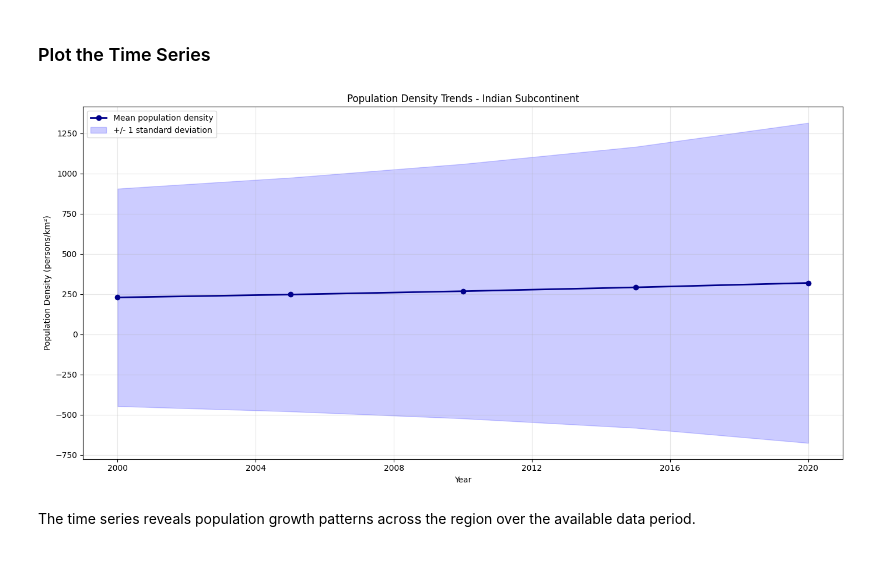
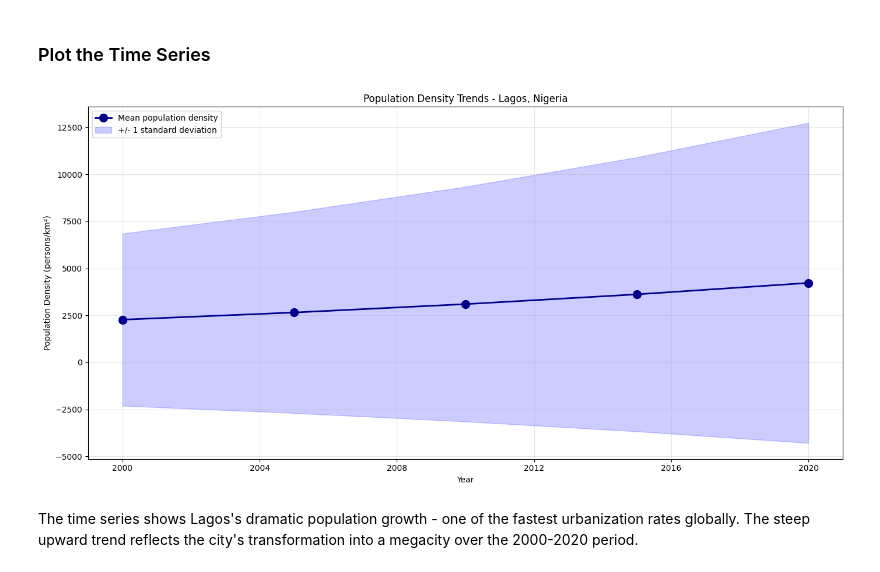
Before and after one commit to ieee-grss-veda/grss-veda-notebooks, a Jupyter notebook: user-guide/notebooks/quickstarts/timeseries-stac-api.ipynb, the cells around one changed output. Saved outputs shown, nothing was run; the diff lists cells and outputs as text; code cells hidden in the pictures.

Commit message:
Updated pop density notebook to use lagos for more dramatic delta

```diff
--- a/user-guide/notebooks/quickstarts/timeseries-stac-api.ipynb
+++ b/user-guide/notebooks/quickstarts/timeseries-stac-api.ipynb
@@ -120,16 +120,16 @@ Create a bounding box covering the Indian subcontinent for population density an
 # %%
-india_bbox = {
+lagos_aoi = {
     "type": "Feature",
-    "properties": {"name": "Indian Subcontinent"},
+    "properties": {"name": "Lagos Metropolitan Area"},
     "geometry": {
         "type": "Polygon",
         "coordinates": [
             [
-                [68.0, 8.0],
-                [97.5, 8.0],
-                [97.5, 35.5],
-                [68.0, 35.5],
-                [68.0, 8.0],
+                [3.0, 6.3],
+                [4.0, 6.3],
+                [4.0, 6.7],
+                [3.0, 6.7],
+                [3.0, 6.3],
             ]
         ],
     },
@@ -196,5 +196,5 @@ Wall time: 6.89 s
 Gather statistics across the full temporal range.
 # %%
 %%time
-stats = [compute_stats(item, india_bbox) for item in items]
+stats = [compute_stats(item, lagos_aoi) for item in items]
 # %% [output]
@@ -221,31 +221,32 @@ df.head()
 # %%
 fig = plt.figure(figsize=(14, 7))
 
 plt.plot(
     df["date"],
     df["mean"],
     color="darkblue",
     marker="o",
     linewidth=2,
+    markersize=10,
     label="Mean population density"
 )
 
 plt.fill_between(
     df["date"],
     df["mean"] + df["std"],
     df["mean"] - df["std"],
     alpha=0.2,
     color="blue",
     label="+/- 1 standard deviation"
 )
 
 plt.xlabel("Year")
 plt.ylabel("Population Density (persons/km²)")
-plt.title("Population Density Trends - Indian Subcontinent")
+plt.title("Population Density Trends - Lagos, Nigeria")
 plt.legend()
 plt.grid(True, alpha=0.3)
 plt.tight_layout()
 # %% [output]
-[figure, old version]
+[figure, new version]
 # %% [markdown]
-The time series reveals population growth patterns across the region over the available data period.
+The time series shows Lagos's dramatic population growth - one of the fastest urbanization rates globally. The steep upward trend reflects the city's transformation into a megacity over the 2000-2020 period.
```
Also changed, not shown: parts of 5 cells of this notebook.
